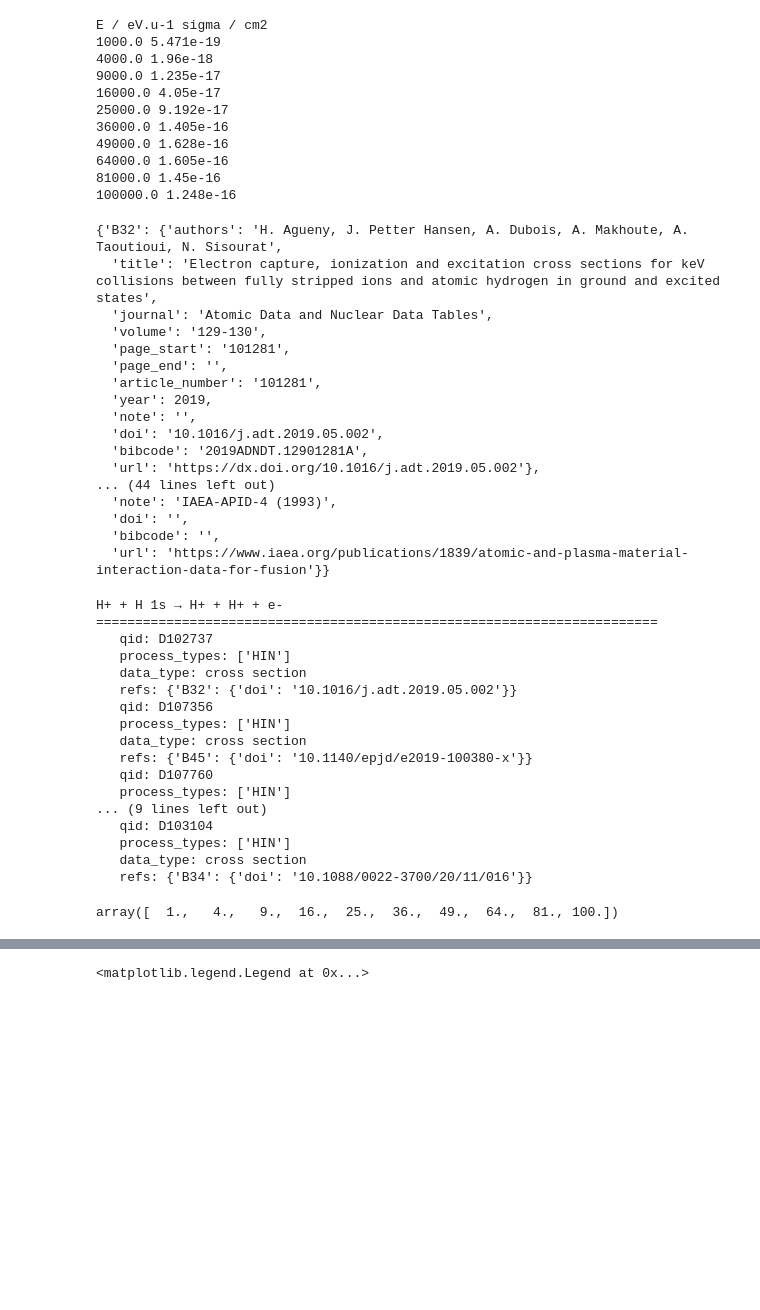
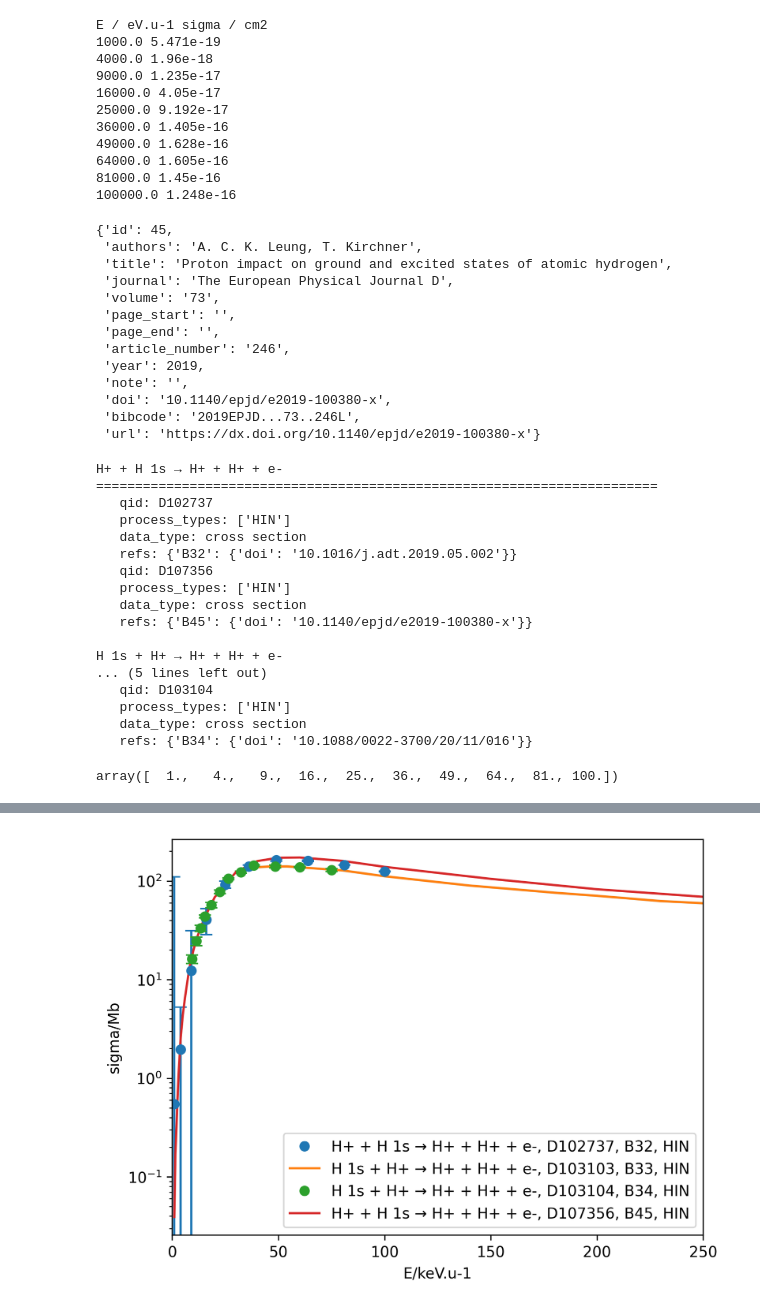
Before and after one commit to IAEA-NDS/pycollisiondb, a Jupyter notebook: examples/p + H HIN.ipynb, the cells around one changed output, grey strips where cells are left out. Drawn from its saved outputs; the diff is of its cells as text; code cells hidden in the pictures; blank space fills up the shorter version.

Commit message:
Adapt to recent metadata change and provide more examples

```diff
--- a/examples/p + H HIN.ipynb
+++ b/examples/p + H HIN.ipynb
@@ -5,16 +5,18 @@ import matplotlib.pyplot as plt
 # %%
 # The official ALADDIN2 server.
-DB_URL = 'https://db-amdis.org/aladdin2/'
+#DB_URL = 'https://db-amdis.org/aladdin2/'
 # The official CollisionDB server.
-#DB_URL = 'https://db-amdis.org/collisiondb/'
+DB_URL = 'https://db-amdis.org/collisiondb/'
 # Local URL for whatever service is listening on port 8282.
 #DB_URL = 'http://127.0.0.1:8282/'
 # %%
 # Fetch datasets from the server over the API.
 # Proton-impact ionization of H.
-query = {'reactants': ['H+', 'H 1s'],
-         'process_types': ['HIN'],
-         'data_type': 'cross section',}
+#query = {'reactants': ['H+', 'H 1s'],
+#         'process_types': ['HIN'],
+#         'data_type': 'cross section',}
+query = {'pks': [102737, 107356, 103103, 103104]}
+
 pycoll = PyCollision.get_datasets(query=query, DB_URL=DB_URL)
 
 # If you're accessing a locally-cached archive instead, do it here.
@@ -83,23 +89,19 @@ pycoll.resolve_refs()
 # e.g.
 pycoll.refs
 # %% [output]
-{'B32': {'authors': 'H. Agueny, J. Petter Hansen, A. Dubois, A. Makhoute, A. Taoutioui, N. Sisourat',
-  'title': 'Electron capture, ionization and excitation cross sections for keV collisions between fully stripped ions and atomic hydrogen in ground and excited states',
-  'journal': 'Atomic Data and Nuclear Data Tables',
-  'volume': '129-130',
-  'page_start': '101281',
-  'page_end': '',
-  'article_number': '101281',
-  'year': 2019,
-  'note': '',
-  'doi': '10.1016/j.adt.2019.05.002',
-  'bibcode': '2019ADNDT.12901281A',
-  'url': 'https://dx.doi.org/10.1016/j.adt.2019.05.002'},
-... (44 lines left out)
-  'note': 'IAEA-APID-4 (1993)',
-  'doi': '',
-  'bibcode': '',
-  'url': 'https://www.iaea.org/publications/1839/atomic-and-plasma-material-interaction-data-for-fusion'}}
+{'id': 45,
+ 'authors': 'A. C. K. Leung, T. Kirchner',
+ 'title': 'Proton impact on ground and excited states of atomic hydrogen',
+ 'journal': 'The European Physical Journal D',
+ 'volume': '73',
+ 'page_start': '',
+ 'page_end': '',
+ 'article_number': '246',
+ 'year': 2019,
+ 'note': '',
+ 'doi': '10.1140/epjd/e2019-100380-x',
+ 'bibcode': '2019EPJD...73..246L',
+ 'url': 'https://dx.doi.org/10.1140/epjd/e2019-100380-x'}
 # %%
 pycoll.summarize_datasets()
 # %% [output]
@@ -113,9 +115,9 @@ H+ + H 1s → H+ + H+ + e-
    process_types: ['HIN']
    data_type: cross section
    refs: {'B45': {'doi': '10.1140/epjd/e2019-100380-x'}}
-   qid: D107760
-   process_types: ['HIN']
-... (9 lines left out)
+
+H 1s + H+ → H+ + H+ + e-
+... (5 lines left out)
    qid: D103104
    process_types: ['HIN']
    data_type: cross section
@@ -128,8 +130,11 @@ pycoll.datasets[102737].x
 array([  1.,   4.,   9.,  16.,  25.,  36.,  49.,  64.,  81., 100.])
 # %%
 # Make a plot, indicating how the data should be labelled.
-fig, ax = plt.subplots()
+DPI = 300
+fig, ax = plt.subplots(dpi=DPI)
 pycoll.plot_all_datasets(ax, label=('reaction', 'qid', 'refs', 'process_types'))
 #pycoll.plot_all_datasets(ax, label=('qid', 'refs', 'process_types'))
+plt.xlim(0, 250)
 plt.legend()
+plt.savefig('pycollisiondb-plot-example.png', dpi=DPI)
 # %% [output]
@@ -138 +141 @@ plt.legend()
-<matplotlib.legend.Legend at 0x...>
+[figure, added]
```
Also changed, not shown: parts of 8 cells of this notebook, 8 other files.
